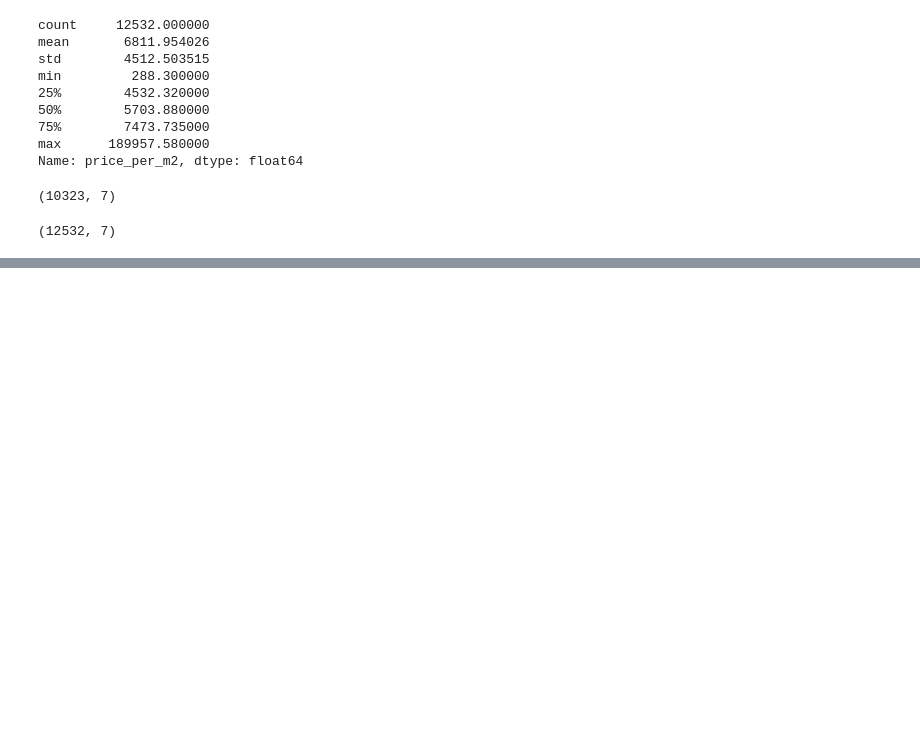
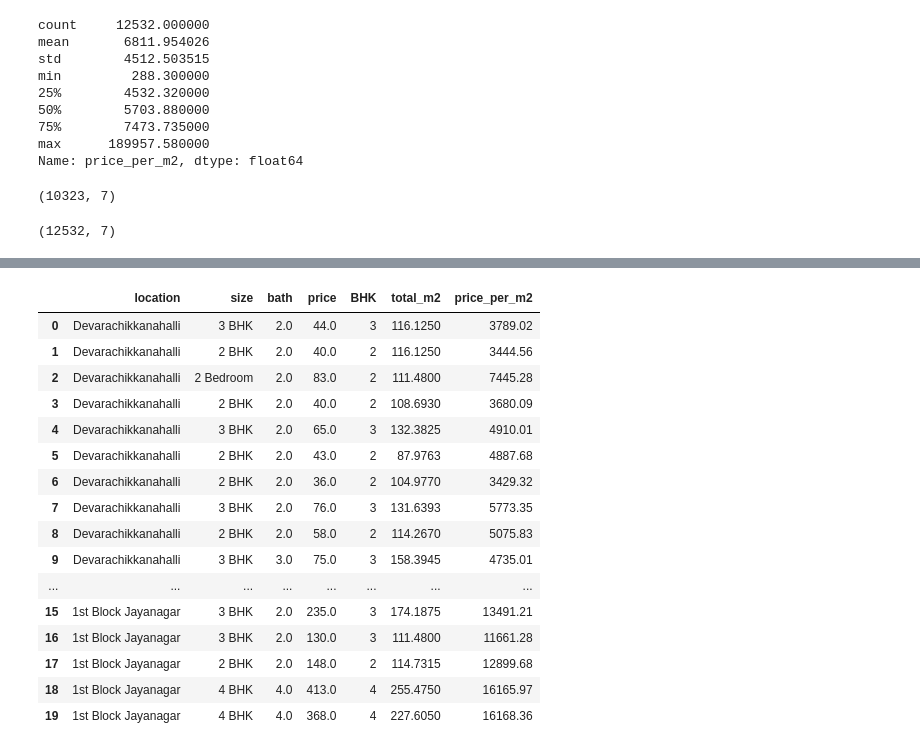
Before and after one commit to papito111/PYTHON_KURSY, a Jupyter notebook: python/Jupyter_nauka/Projekty/5_Projekt_ML_House_prediction/House_pred.ipynb, the cells around one changed output, grey strips where cells are left out. Cells and saved outputs as stored; diff of their text form; code cells hidden in the pictures; blank space fills up the shorter version.

```diff
--- a/python/Jupyter_nauka/Projekty/5_Projekt_ML_House_prediction/House_pred.ipynb
+++ b/python/Jupyter_nauka/Projekty/5_Projekt_ML_House_prediction/House_pred.ipynb
@@ -246,0 +263,24 @@ df6.shape
+# %%
+df7.bath.unique()
+df7 = df7[df7.bath<7.0]
+# df7.location.unique()
+
+df7.head(20)
+# %% [output]
+|  | location | size | bath | price | BHK | total_m2 | price_per_m2 |
+| 0 | Devarachikkanahalli | 3 BHK | 2.0 | 44.0 | 3 | 116.1250 | 3789.02 |
+| 1 | Devarachikkanahalli | 2 BHK | 2.0 | 40.0 | 2 | 116.1250 | 3444.56 |
+| 2 | Devarachikkanahalli | 2 Bedroom | 2.0 | 83.0 | 2 | 111.4800 | 7445.28 |
+| 3 | Devarachikkanahalli | 2 BHK | 2.0 | 40.0 | 2 | 108.6930 | 3680.09 |
+| 4 | Devarachikkanahalli | 3 BHK | 2.0 | 65.0 | 3 | 132.3825 | 4910.01 |
+| 5 | Devarachikkanahalli | 2 BHK | 2.0 | 43.0 | 2 | 87.9763 | 4887.68 |
+| 6 | Devarachikkanahalli | 2 BHK | 2.0 | 36.0 | 2 | 104.9770 | 3429.32 |
+| 7 | Devarachikkanahalli | 3 BHK | 2.0 | 76.0 | 3 | 131.6393 | 5773.35 |
+| 8 | Devarachikkanahalli | 2 BHK | 2.0 | 58.0 | 2 | 114.2670 | 5075.83 |
+| 9 | Devarachikkanahalli | 3 BHK | 3.0 | 75.0 | 3 | 158.3945 | 4735.01 |
+| ... | ... | ... | ... | ... | ... | ... | ... |
+| 15 | 1st Block Jayanagar | 3 BHK | 2.0 | 235.0 | 3 | 174.1875 | 13491.21 |
+| 16 | 1st Block Jayanagar | 3 BHK | 2.0 | 130.0 | 3 | 111.4800 | 11661.28 |
+| 17 | 1st Block Jayanagar | 2 BHK | 2.0 | 148.0 | 2 | 114.7315 | 12899.68 |
+| 18 | 1st Block Jayanagar | 4 BHK | 4.0 | 413.0 | 4 | 255.4750 | 16165.97 |
+| 19 | 1st Block Jayanagar | 4 BHK | 4.0 | 368.0 | 4 | 227.6050 | 16168.36 |
```
Also changed, not shown: parts of 12 cells of this notebook.
